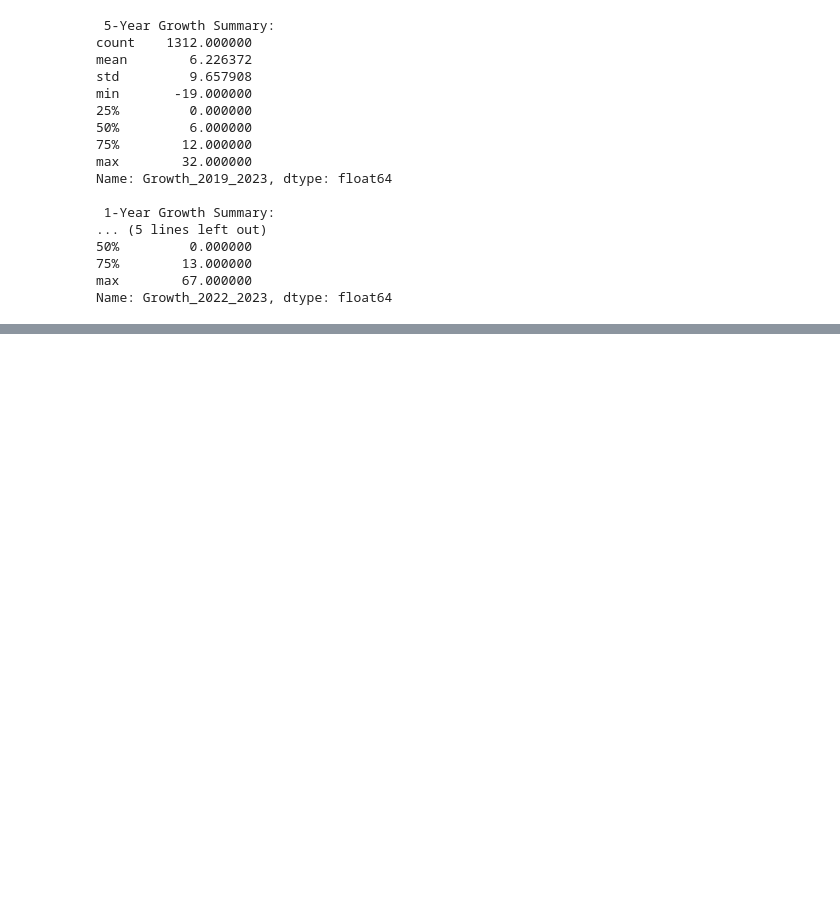
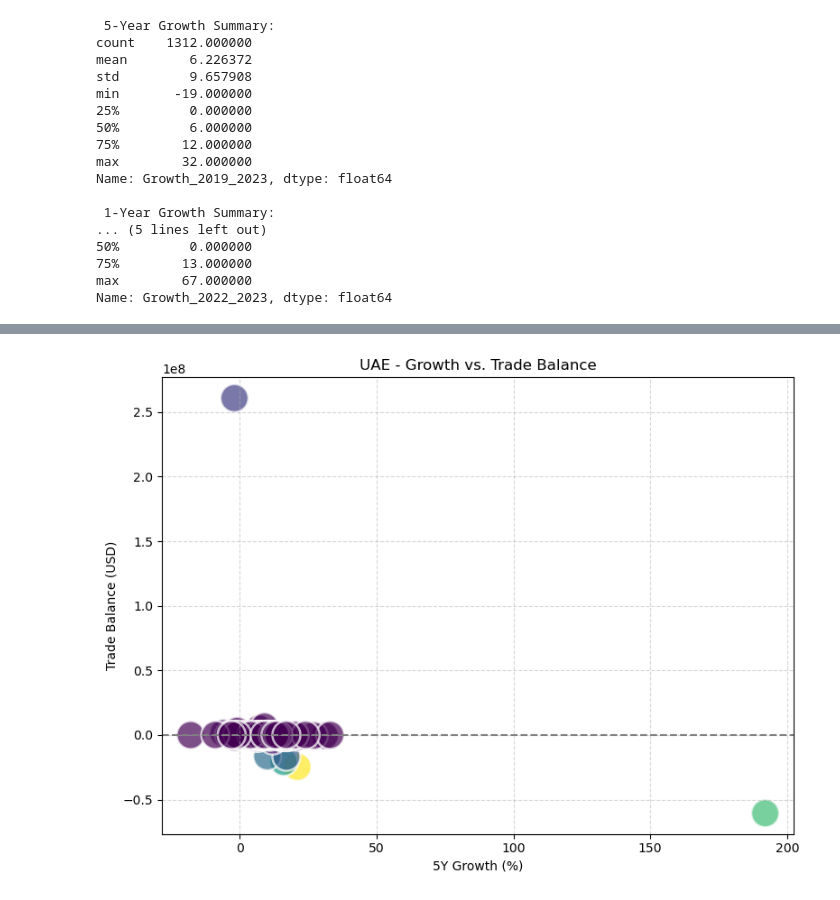
Before and after one commit to Gaurabh23/Bilateral-Trade-Analyais-of-Middle-East-and-Australia, a Jupyter notebook: EDA.ipynb, the cells around one changed output, grey strips where cells are left out. Drawn from its saved outputs; the diff is of its cells as text; code cells hidden in the pictures; blank space fills up the shorter version.

```diff
--- a/EDA.ipynb
+++ b/EDA.ipynb
@@ -143,0 +233,23 @@ Name: Growth_2022_2023, dtype: float64
+# %%
+# Scatterplot: Growth vs. Trade Balance
+plt.figure(figsize=(8, 6))
+sns.scatterplot(
+    data=uae_df,
+    x="Growth_2019_2023",
+    y="Trade_Balance_2023",
+    size="Value_2023",
+    hue="Value_2023",
+    palette="viridis",
+    alpha=0.7,
+    sizes=(500, 500),
+    legend=False
+)
+plt.axhline(0, linestyle="--", color="gray")
+plt.title("UAE - Growth vs. Trade Balance")
+plt.xlabel("5Y Growth (%)")
+plt.ylabel("Trade Balance (USD)")
+plt.grid(True, linestyle='--', alpha=0.5)
+plt.tight_layout()
+plt.show()
+# %% [output]
+[figure, added]
```
Also changed, not shown: parts of 10 cells of this notebook.
